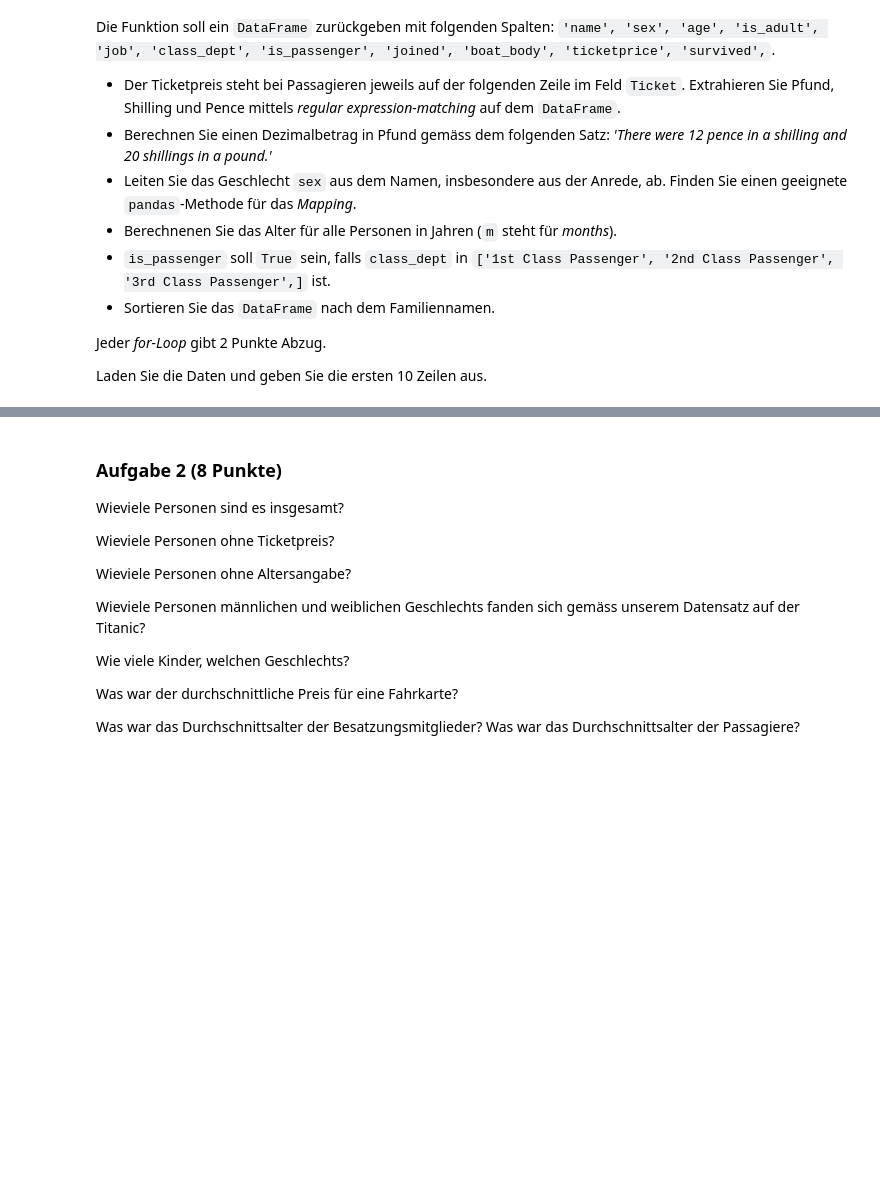
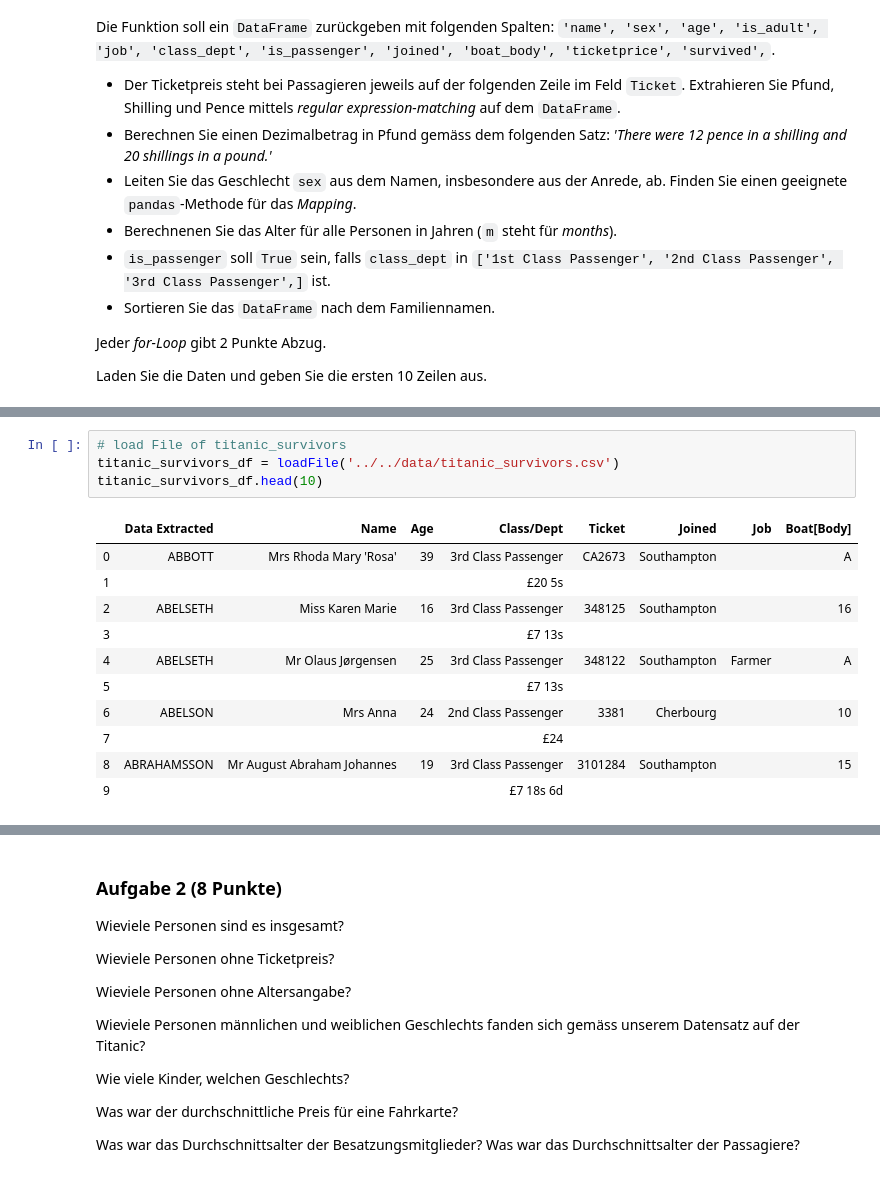
Before and after one commit to JuliaLauraMueller/dsp_hs2019, a Jupyter notebook: assignments/assignment11/exercise11.ipynb, the cells around one changed output, grey strips where cells are left out. Saved outputs shown, nothing was run; the diff lists cells and outputs as text; blank space fills up the shorter version.

```diff
--- a/assignments/assignment11/exercise11.ipynb
+++ b/assignments/assignment11/exercise11.ipynb
@@ -56,0 +90,16 @@ raise NotImplementedError()
+# %%
+# load File of titanic_survivors
+titanic_survivors_df = loadFile('../../data/titanic_survivors.csv')
+titanic_survivors_df.head(10)
+# %% [output]
+|  | Data Extracted | Name | Age | Class/Dept | Ticket | Joined | Job | Boat[Body] |
+| 0 | ABBOTT | Mrs Rhoda Mary 'Rosa' | 39 | 3rd Class Passenger | CA2673 | Southampton |  | A |
+| 1 |  |  |  | £20 5s |  |  |  |  |
+| 2 | ABELSETH | Miss Karen Marie | 16 | 3rd Class Passenger | 348125 | Southampton |  | 16 |
+| 3 |  |  |  | £7 13s |  |  |  |  |
+| 4 | ABELSETH | Mr Olaus Jørgensen | 25 | 3rd Class Passenger | 348122 | Southampton | Farmer | A |
+| 5 |  |  |  | £7 13s |  |  |  |  |
+| 6 | ABELSON | Mrs Anna | 24 | 2nd Class Passenger | 3381 | Cherbourg |  | 10 |
+| 7 |  |  |  | £24 |  |  |  |  |
+| 8 | ABRAHAMSSON | Mr August Abraham Johannes | 19 | 3rd Class Passenger | 3101284 | Southampton |  | 15 |
+| 9 |  |  |  | £7 18s 6d |  |  |  |  |
```
Also changed, not shown: parts of 9 cells of this notebook.
